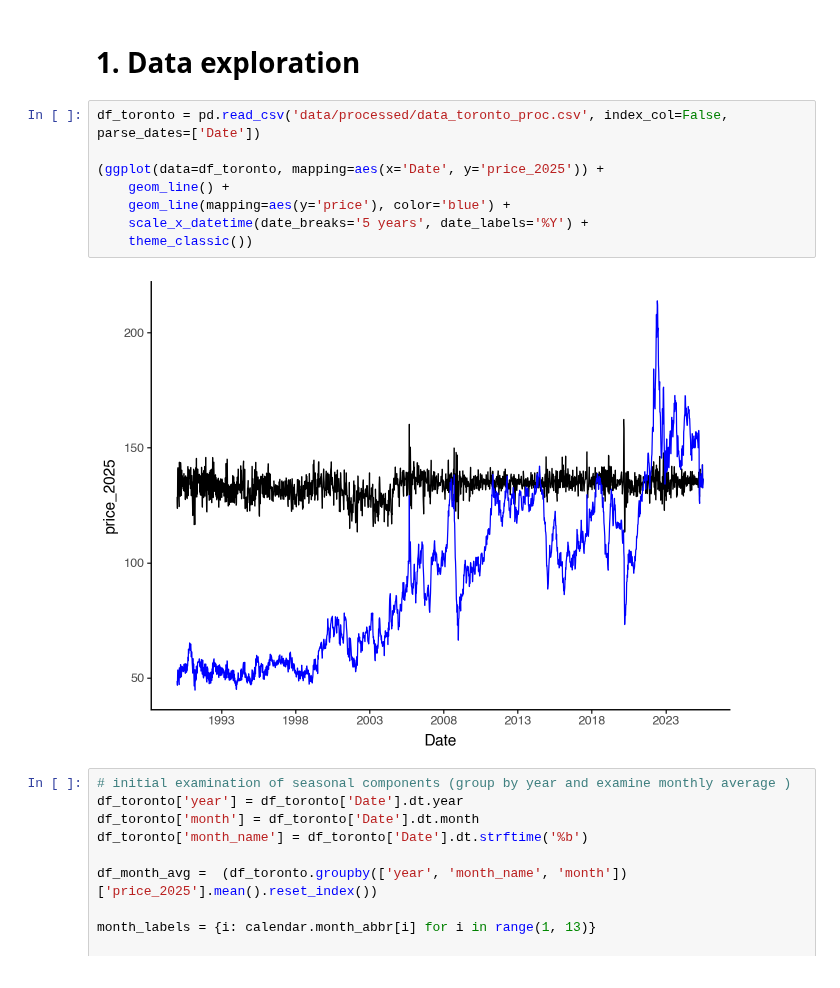
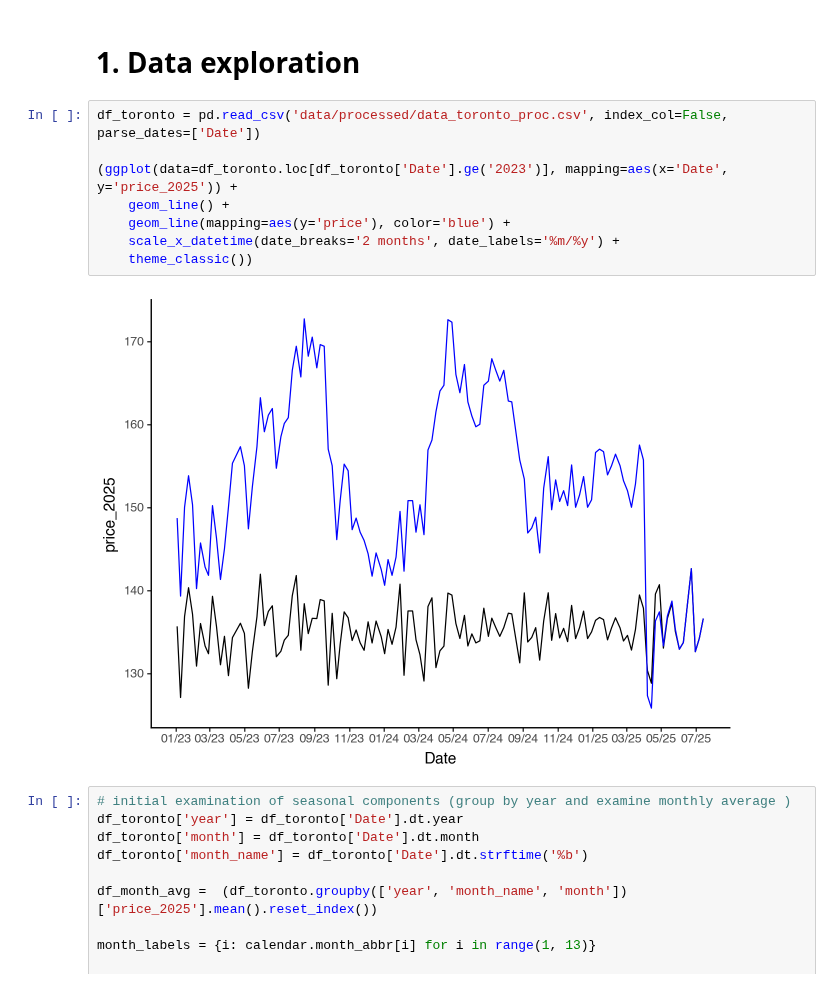
Before and after one commit to sebsciarra/gas_pump_prices, a Jupyter notebook: notebooks/00-initial_modeling.ipynb, the cells around one changed output. Cells and saved outputs as stored; diff of their text form.

```diff
--- a/notebooks/00-initial_modeling.ipynb
+++ b/notebooks/00-initial_modeling.ipynb
@@ -104,13 +104,13 @@ df_toronto.to_csv('data/processed/data_toronto_proc.csv', index=False)
 # %%
 df_toronto = pd.read_csv('data/processed/data_toronto_proc.csv', index_col=False, parse_dates=['Date'])
 
-(ggplot(data=df_toronto, mapping=aes(x='Date', y='price_2025')) +
+(ggplot(data=df_toronto.loc[df_toronto['Date'].ge('2023')], mapping=aes(x='Date', y='price_2025')) +
     geom_line() +
     geom_line(mapping=aes(y='price'), color='blue') +
-    scale_x_datetime(date_breaks='5 years', date_labels='%Y') +
+    scale_x_datetime(date_breaks='2 months', date_labels='%m/%y') +
     theme_classic())
 # %% [output]
-[figure, old version]
+[figure, new version]
 # %%
 # initial examination of seasonal components (group by year and examine monthly average )
 df_toronto['year'] = df_toronto['Date'].dt.year
```
Also changed, not shown: parts of 1 cell of this notebook.
